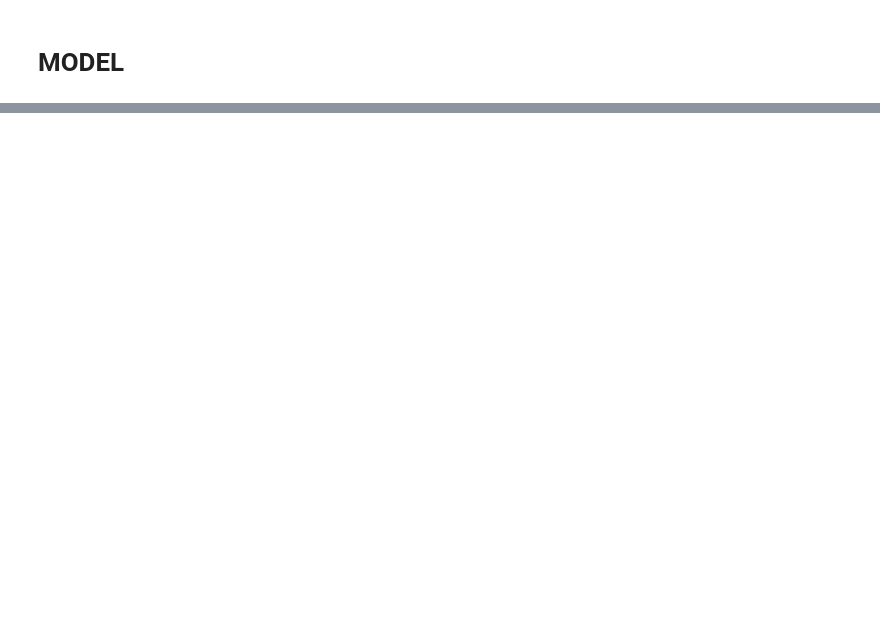
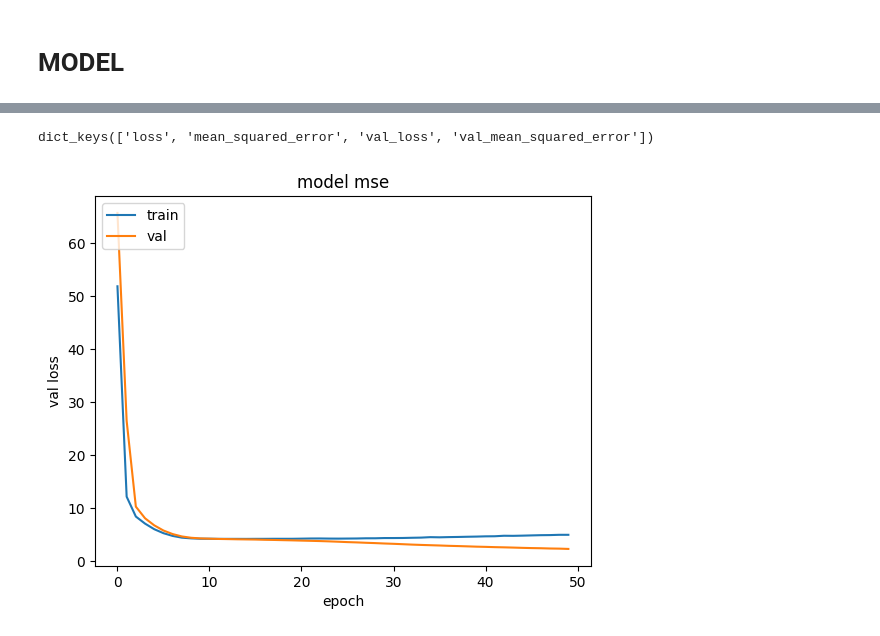
Before and after one commit to vivyhasadream/Game_Recommender_System_W_Sentimental_Analyzer, a Jupyter notebook: 3_Modelling_Metacritic_NLP_tensorflow.ipynb, the cells around one changed output, grey strips where cells are left out. Cells and saved outputs as stored; diff of their text form; code cells hidden in the pictures; blank space fills up the shorter version.

```diff
--- a/3_Modelling_Metacritic_NLP_tensorflow.ipynb
+++ b/3_Modelling_Metacritic_NLP_tensorflow.ipynb
@@ -240,0 +215,13 @@ model_1.evaluate(bow_mat_te, y_te_cat)
+# %%
+model_2 = Sequential()
+model_2.add(Dense(64, activation='relu', input_shape=(156,)))
+model_2.add(Dense(32, activation='relu'))
+model_2.add(Dense(32, activation='relu'))
+model_2.add(Dense(16, activation='relu'))
+model_2.add(Dense(1, activation='linear'))
+
+opt = Adam(learning_rate=0.001, beta_1=0.9, beta_2=0.999, epsilon=1e-07)
+
+model_2.compile(loss = "mean_squared_error", optimizer=opt, metrics=['mean_squared_error'])
+# %%
+results_2 = model_2.fit(bow_mat_tr, y_train, validation_split = 0.2, epochs=50, batch_size=256)
@@ -240,0 +246,15 @@ model_1.evaluate(bow_mat_te, y_te_cat)
+# %%
+history_dict = results_2.history
+history_dict.keys()
+# %% [output]
+dict_keys(['loss', 'mean_squared_error', 'val_loss', 'val_mean_squared_error'])
+# %%
+plt.plot(results_2.history['val_loss'])
+plt.plot(results_2.history['loss'])
+plt.title('model mse')
+plt.ylabel('val loss')
+plt.xlabel('epoch')
+plt.legend(['train', 'val'], loc='upper left')
+plt.show()
+# %% [output]
+[figure, added]
```
Also changed, not shown: parts of 25 cells of this notebook, 2 other files.
